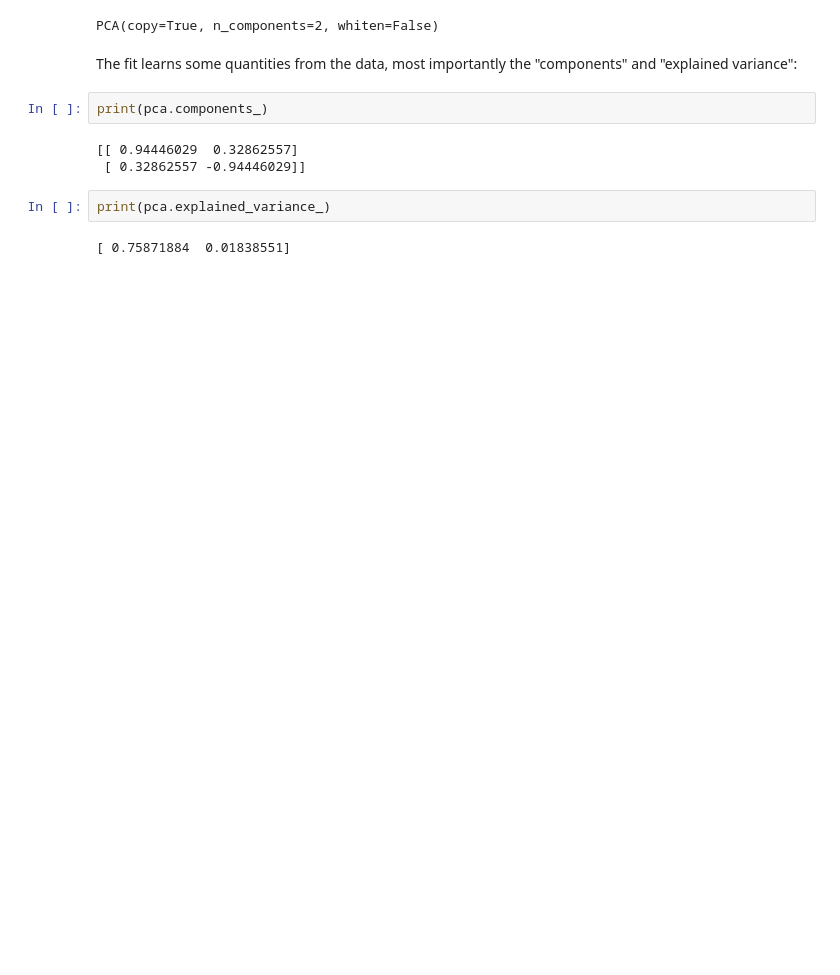
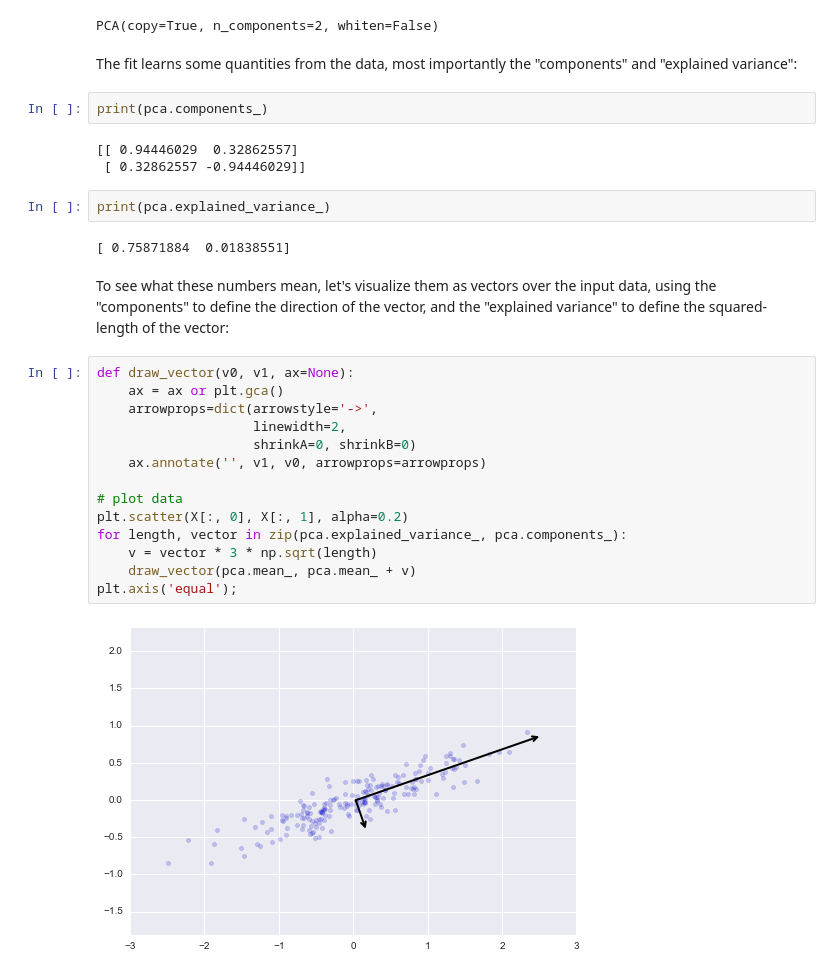
Before and after one commit to jorellano/Machine_learning-pt1, a Jupyter notebook: In Depth Principal Component Analysis.ipynb, the cells around one changed output. Saved outputs shown, nothing was run; the diff lists cells and outputs as text; blank space fills up the shorter version.

```diff
--- a/In Depth Principal Component Analysis.ipynb
+++ b/In Depth Principal Component Analysis.ipynb
@@ -41,3 +41,21 @@ print(pca.components_)
 print(pca.explained_variance_)
 # %% [output]
 [ 0.75871884  0.01838551]
+# %% [markdown]
+To see what these numbers mean, let's visualize them as vectors over the input data, using the "components" to define the direction of the vector, and the "explained variance" to define the squared-length of the vector:
+# %%
+def draw_vector(v0, v1, ax=None):
+    ax = ax or plt.gca()
+    arrowprops=dict(arrowstyle='->',
+                    linewidth=2,
+                    shrinkA=0, shrinkB=0)
+    ax.annotate('', v1, v0, arrowprops=arrowprops)
+
+# plot data
+plt.scatter(X[:, 0], X[:, 1], alpha=0.2)
+for length, vector in zip(pca.explained_variance_, pca.components_):
+    v = vector * 3 * np.sqrt(length)
+    draw_vector(pca.mean_, pca.mean_ + v)
+plt.axis('equal');
+# %% [output]
+[figure, added]
```
Also changed, not shown: parts of 2 cells of this notebook.
